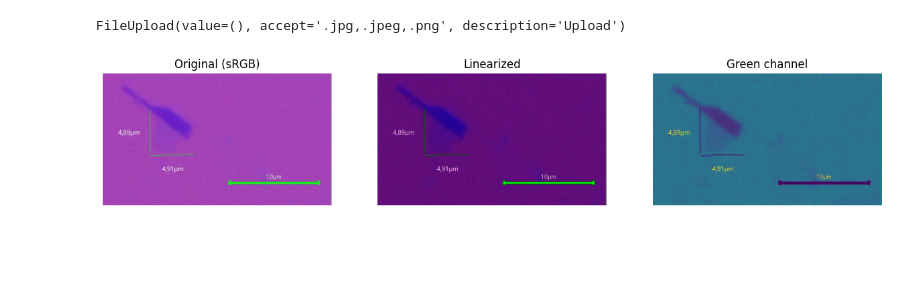
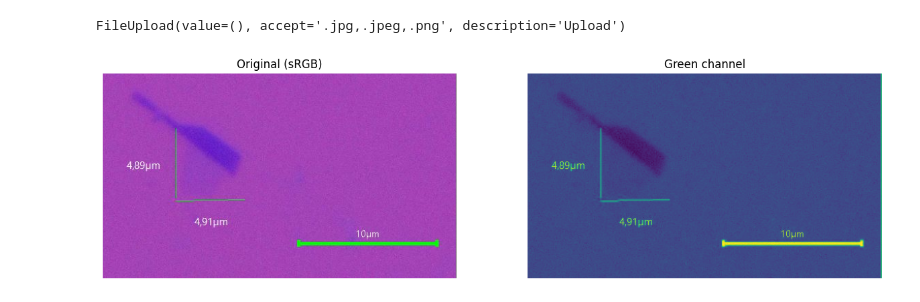
Before and after one commit to jeronimoloaiza/GITA_proyect, a Jupyter notebook: graphene-segmentation.ipynb, the cells around one changed output. Cells and saved outputs as stored; diff of their text form; code cells hidden in the pictures; blank space fills up the shorter version.

```diff
--- a/graphene-segmentation.ipynb
+++ b/graphene-segmentation.ipynb
@@ -36,39 +49,50 @@ display(uploader)
 
 # Function to get the uploaded image
 def get_uploaded_image(uploader):
+    """
+    Loads an uploaded image from a Jupyter FileUpload widget and converts it to a normalized RGB array.
+
+    Parameters
+    ----------
+    uploader : widgets.FileUpload
+        FileUpload widget containing the uploaded image.
+
+    Returns
+    -------
+    np.ndarray or None
+        RGB image as a NumPy array with float32 values in [0, 1] range.
+        Returns None if no file is uploaded.
+    """
+
     if uploader.value:
         # Get first uploaded file (UploadedFile object)
         file_info = uploader.value[0]
         img = Image.open(io.BytesIO(file_info.content)).convert("RGB")
         img = np.array(img).astype(np.float32) / 255.0
-        # Linearize
-        img_linear = np.power(img, 2.2)
-        return img, img_linear
+        return img
     else:
         print("No file uploaded yet.")
         return None, None
 # %% [output]
 FileUpload(value=(), accept='.jpg,.jpeg,.png', description='Upload')
-# %%
-img_original, img_linear = get_uploaded_image(uploader)
-green_channel = img_linear[:, :, 0]  # index 1 = Green (0=Red, 1=Green, 2=Blue)
-
-plt.figure(figsize=(15,5))
-plt.subplot(1,3,1)
-plt.imshow(img_original)
-plt.title("Original (sRGB)")
-plt.axis("off")
-
-plt.subplot(1,3,2)
-plt.imshow(np.clip(img_linear, 0, 1))
-plt.title("Linearized")
-plt.axis("off")
-
-plt.subplot(1,3,3)
-plt.imshow(green_channel)
-plt.title("Green channel")
-plt.axis("off")
-plt.show()
-# %% [output]
-[figure, removed]
+# %%
+# Load the uploaded image
+img_original = get_uploaded_image(uploader)
+#extract the green channel
+green_channel = img_original[:, :, 1]  # index 1 = Green (0=Red, 1=Green, 2=Blue)
+
+# Display the original image and the green channel
+plt.figure(figsize=(15,5))
+plt.subplot(1,2,1)
+plt.imshow(img_original)
+plt.title("Original (sRGB)")
+plt.axis("off")
+
+plt.subplot(1,2,2)
+plt.imshow(green_channel)
+plt.title("Green channel")
+plt.axis("off")
+plt.show()
+# %% [output]
+[figure, added]
 # %%
```
Also changed, not shown: parts of 14 cells of this notebook, 1 other file.
